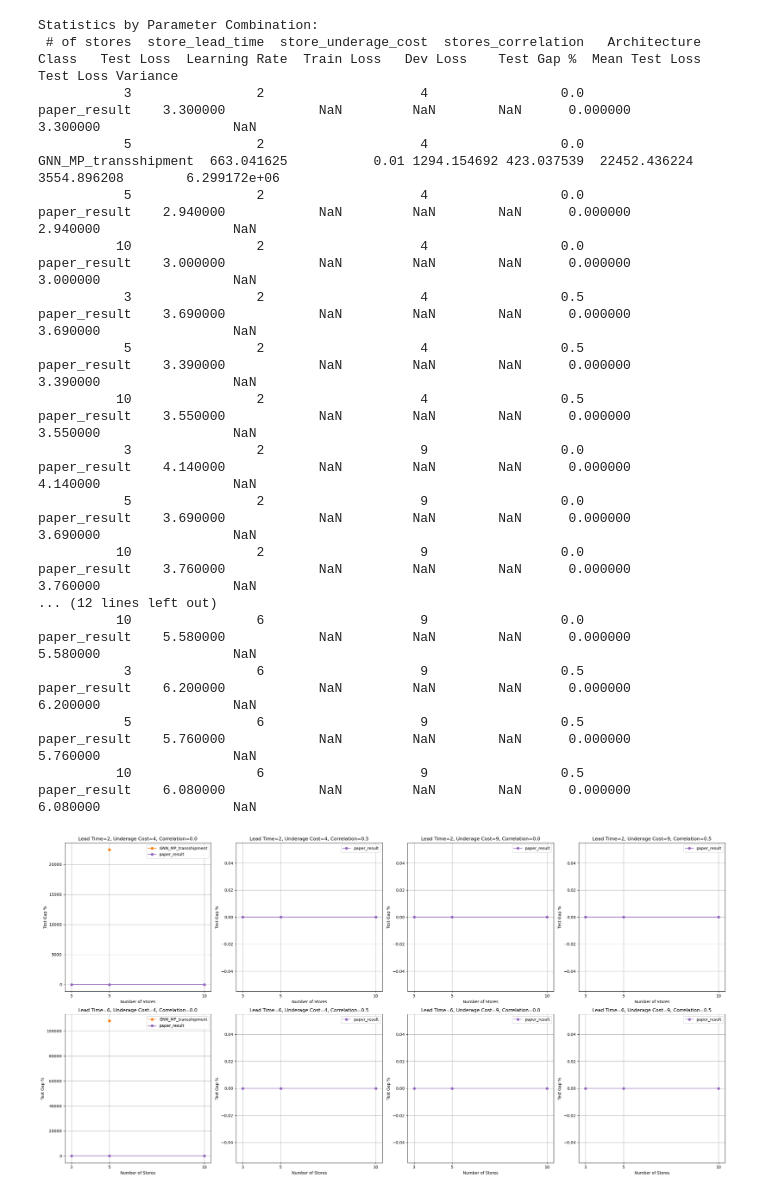
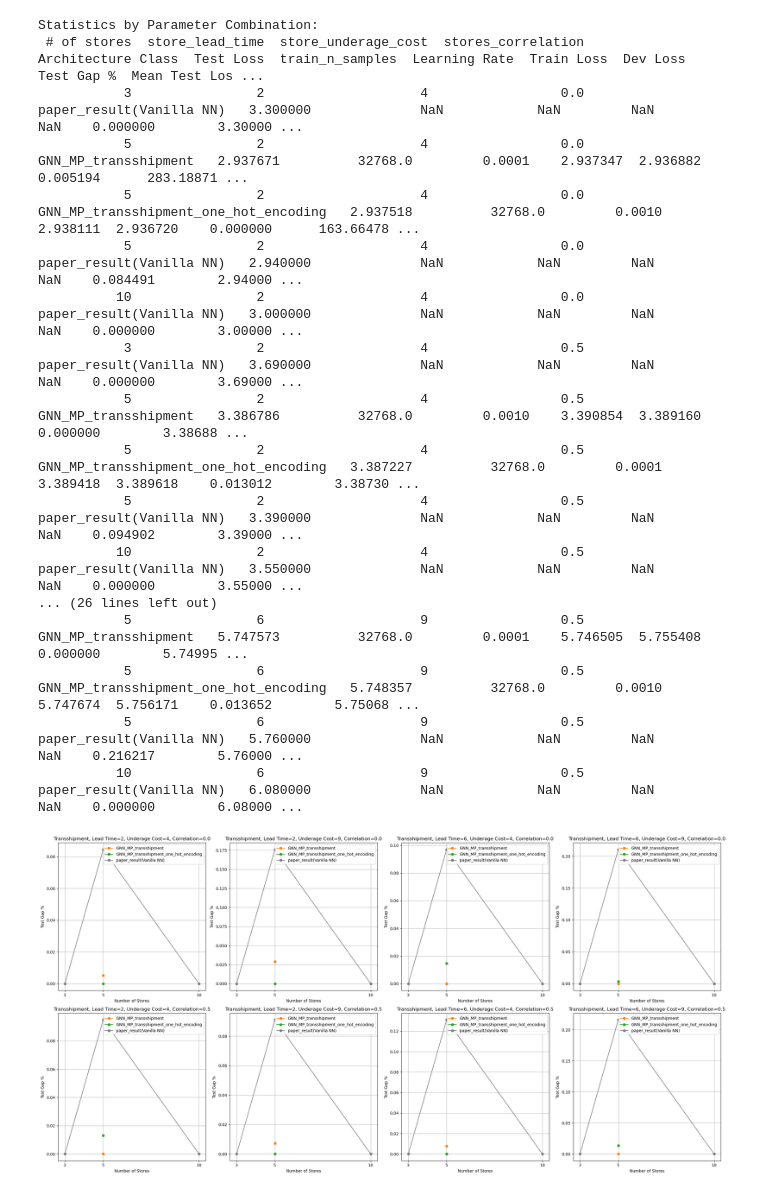
Before and after one commit to minuk302/Neural_inventory_control, a Jupyter notebook: analysis/ray_generic_architecture_transshipment.ipynb, the cells around one changed output. Saved outputs shown, nothing was run; the diff lists cells and outputs as text; code cells hidden in the pictures.

```diff
--- a/analysis/ray_generic_architecture_transshipment.ipynb
+++ b/analysis/ray_generic_architecture_transshipment.ipynb
@@ -141,7 +138,7 @@ for n_stores in [3, 5, 10]:
                     'store_lead_time': lead_time,
                     'store_underage_cost': underage_cost,
                     'stores_correlation': correlation,
-                    'Architecture Class': 'paper_result',
+                    'Architecture Class': 'paper_result(Vanilla NN)',
                     'Test Loss': None
                 }
                 # Match with provided data and set test loss
@@ -200,19 +197,22 @@ vanilla_df = pd.DataFrame(vanilla_data)
 # Define color scheme for architecture types
 color_scheme = {
     "GNN_MP_transshipment": "#ff7f0e",  # Orange
-    "paper_result": "#9467bd",  # Purple
+    "GNN_MP_transshipment_one_hot_encoding": "#2ca02c", # Green
+    "paper_result(Vanilla NN)": "#7f7f7f",  # Purple
 }
 
 linestyle_scheme = {
     "GNN_MP_transshipment": "-",  # Solid
-    "paper_result": "-",  # Solid
+    "GNN_MP_transshipment_one_hot_encoding": "-", # Solid
+    "paper_result(Vanilla NN)": "-",  # Solid
 }
 
 testset_name = "generic_architecture_transshipment"
 
 # Define paths for each architecture
 architectures = {
-    "GNN_MP_transshipment": {}
+    "GNN_MP_transshipment": {},
+    "GNN_MP_transshipment_one_hot_encoding": {}
 }
 
 for arch in architectures:
@@ -247,7 +247,8 @@ for arch_name, paths in architectures.items():
                     {'store_lead_time': lead_time,
                      'store_underage_cost': underage_cost,
                      'stores_correlation': correlation,
-                     'samples': [1,2,3]},
+                     'samples': [1,2,3],
+                     'train_n_samples': [32768]},
                     default_condition_setter, custom_data_filler,
                     sort_by=sort_by, pick_row_from_run_by=pick_row_from_run_by)
                 if df.empty:
@@ -281,55 +282,59 @@ fig, axes = plt.subplots(2, 4, figsize=(24, 12))
 axes = axes.flatten()
 
 param_combinations = []
+# First add all combinations with correlation 0.0
 for lt in params['store_lead_time']:
     for uc in params['store_underage_cost']:
-        for corr in params['stores_correlation']:
-            param_combinations.append((lt, uc, corr))
+        param_combinations.append((lt, uc, 0.0))
+# Then add all combinations with correlation 0.5
+for lt in params['store_lead_time']:
+    for uc in params['store_underage_cost']:
+        param_combinations.append((lt, uc, 0.5))
 
 for idx, (lt, uc, corr) in enumerate(param_combinations):
     data = df[(df['store_lead_time'] == lt) &
               (df['store_underage_cost'] == uc) &
               (df['stores_correlation'] == corr)]
 
     pivot_df = data.groupby(['# of stores', 'Architecture Class'])['Test Gap %'].min().unstack()
 
     for arch in pivot_df.columns:
         axes[idx].plot(pivot_df.index.to_numpy(), pivot_df[arch].to_numpy(),
                 marker='o', label=arch,
                 color=color_scheme[arch],
                 linestyle=linestyle_scheme[arch])
-    axes[idx].set_title(f'Lead Time={lt}, Underage Cost={uc}, Correlation={corr}')
+    axes[idx].set_title(f'Transshipment, Lead Time={lt}, Underage Cost={uc}, Correlation={corr}')
     axes[idx].set_xlabel('Number of Stores')
     axes[idx].set_ylabel('Test Gap %')
     axes[idx].grid(True)
     axes[idx].legend()
     axes[idx].set_xticks([3, 5, 10])
 
 print("\nStatistics by Parameter Combination:")
 
 # Drop specified columns
 df = df.drop(['# of runs', 'samples', 'hyperparam_name', 'path'], axis=1)
 
 print(df.sort_values(['store_lead_time', 'store_underage_cost', 'stores_correlation', '# of stores']).to_string(index=False))
 
 plt.tight_layout()
 plt.show()
 # %% [output]
 Statistics by Parameter Combination:
- # of stores  store_lead_time  store_underage_cost  stores_correlation   Architecture Class   Test Loss  Learning Rate  Train Loss   Dev Loss    Test Gap %  Mean Test Loss  Test Loss Variance
-           3                2                    4                 0.0         paper_result    3.300000            NaN         NaN        NaN      0.000000        3.300000                 NaN
-           5                2                    4                 0.0 GNN_MP_transshipment  663.041625           0.01 1294.154692 423.037539  22452.436224     3554.896208        6.299172e+06
-           5                2                    4                 0.0         paper_result    2.940000            NaN         NaN        NaN      0.000000        2.940000                 NaN
-          10                2                    4                 0.0         paper_result    3.000000            NaN         NaN        NaN      0.000000        3.000000                 NaN
-           3                2                    4                 0.5         paper_result    3.690000            NaN         NaN        NaN      0.000000        3.690000                 NaN
-           5                2                    4                 0.5         paper_result    3.390000            NaN         NaN        NaN      0.000000        3.390000                 NaN
-          10                2                    4                 0.5         paper_result    3.550000            NaN         NaN        NaN      0.000000        3.550000                 NaN
-           3                2                    9                 0.0         paper_result    4.140000            NaN         NaN        NaN      0.000000        4.140000                 NaN
-           5                2                    9                 0.0         paper_result    3.690000            NaN         NaN        NaN      0.000000        3.690000                 NaN
-          10                2                    9                 0.0         paper_result    3.760000            NaN         NaN        NaN      0.000000        3.760000                 NaN
-... (12 lines left out)
-          10                6                    9                 0.0         paper_result    5.580000            NaN         NaN        NaN      0.000000        5.580000                 NaN
-           3                6                    9                 0.5         paper_result    6.200000            NaN         NaN        NaN      0.000000        6.200000                 NaN
-           5                6                    9                 0.5         paper_result    5.760000            NaN         NaN        NaN      0.000000        5.760000                 NaN
-          10                6                    9                 0.5         paper_result    6.080000            NaN         NaN        NaN      0.000000        6.080000                 NaN
+ # of stores  store_lead_time  store_underage_cost  stores_correlation                    Architecture Class  Test Loss  train_n_samples  Learning Rate  Train Loss  Dev Loss  Test Gap %  Mean Test Los ...
+           3                2                    4                 0.0              paper_result(Vanilla NN)   3.300000              NaN            NaN         NaN       NaN    0.000000        3.30000 ...
+           5                2                    4                 0.0                  GNN_MP_transshipment   2.937671          32768.0         0.0001    2.937347  2.936882    0.005194      283.18871 ...
+           5                2                    4                 0.0 GNN_MP_transshipment_one_hot_encoding   2.937518          32768.0         0.0010    2.938111  2.936720    0.000000      163.66478 ...
+           5                2                    4                 0.0              paper_result(Vanilla NN)   2.940000              NaN            NaN         NaN       NaN    0.084491        2.94000 ...
+          10                2                    4                 0.0              paper_result(Vanilla NN)   3.000000              NaN            NaN         NaN       NaN    0.000000        3.00000 ...
+           3                2                    4                 0.5              paper_result(Vanilla NN)   3.690000              NaN            NaN         NaN       NaN    0.000000        3.69000 ...
+           5                2                    4                 0.5                  GNN_MP_transshipment   3.386786          32768.0         0.0010    3.390854  3.389160    0.000000        3.38688 ...
+           5                2                    4                 0.5 GNN_MP_transshipment_one_hot_encoding   3.387227          32768.0         0.0001    3.389418  3.389618    0.013012        3.38730 ...
+           5                2                    4                 0.5              paper_result(Vanilla NN)   3.390000              NaN            NaN         NaN       NaN    0.094902        3.39000 ...
+          10                2                    4                 0.5              paper_result(Vanilla NN)   3.550000              NaN            NaN         NaN       NaN    0.000000        3.55000 ...
+... (26 lines left out)
+           5                6                    9                 0.5                  GNN_MP_transshipment   5.747573          32768.0         0.0001    5.746505  5.755408    0.000000        5.74995 ...
+           5                6                    9                 0.5 GNN_MP_transshipment_one_hot_encoding   5.748357          32768.0         0.0010    5.747674  5.756171    0.013652        5.75068 ...
+           5                6                    9                 0.5              paper_result(Vanilla NN)   5.760000              NaN            NaN         NaN       NaN    0.216217        5.76000 ...
+          10                6                    9                 0.5              paper_result(Vanilla NN)   6.080000              NaN            NaN         NaN       NaN    0.000000        6.08000 ...
-[figure, old version]
+[figure, new version]
```
Also changed, not shown: parts of 2 cells of this notebook, 27 other files.
